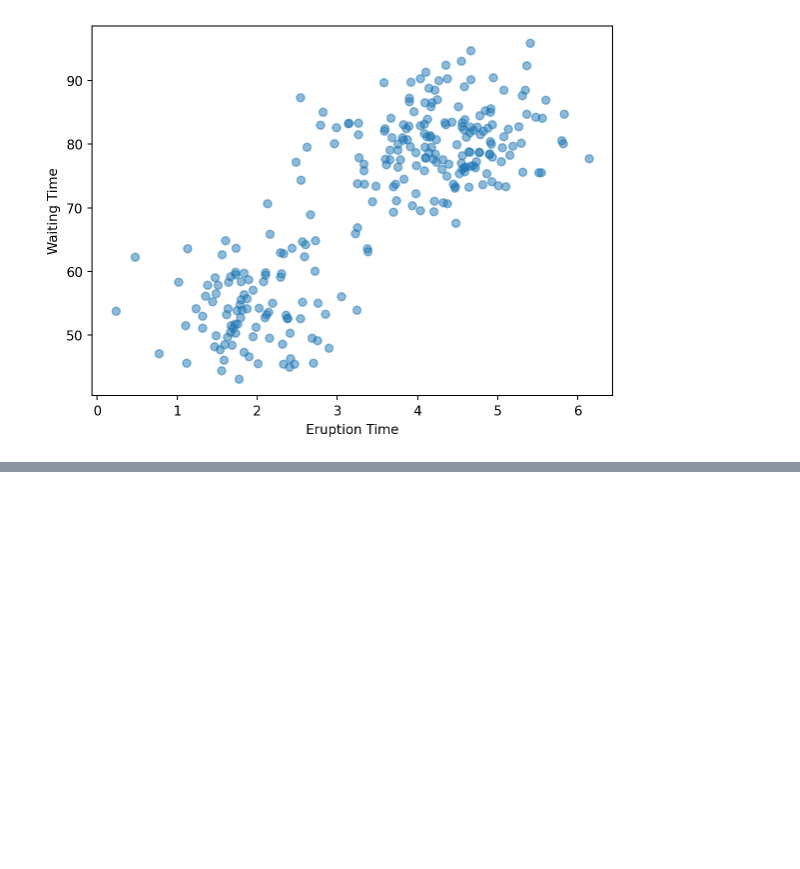
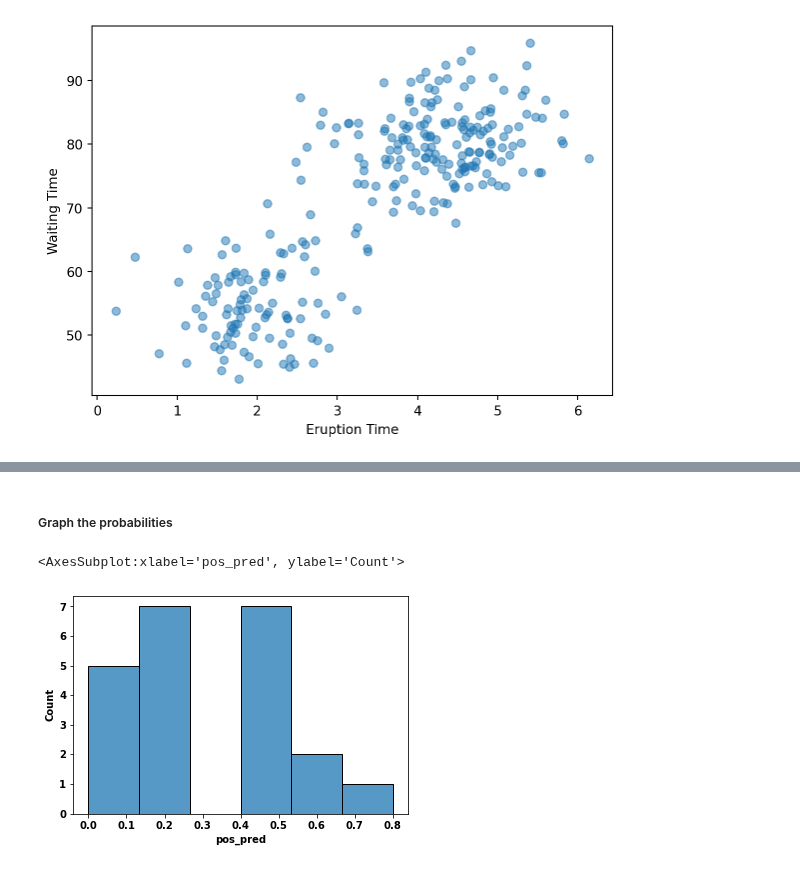
Before and after one commit to NovaVolunteer/definingdatascience, a Jupyter notebook: _sources/Analytics/Analytics_Labs.ipynb, the cells around one changed output, grey strips where cells are left out. Cells and saved outputs as stored; diff of their text form; code cells hidden in the pictures; blank space fills up the shorter version.

```diff
--- a/_sources/Analytics/Analytics_Labs.ipynb
+++ b/_sources/Analytics/Analytics_Labs.ipynb
@@ -183,0 +433,4 @@ plt.show()
+# %%
+# convert probabilities to pd df
+test_probabilities = pd.DataFrame(test_probs, columns = ['bad_cereal_prob', 'good_cereal_prob'])
+test_probabilities
@@ -183,0 +455,8 @@ plt.show()
+# %%
+final_model = pd.DataFrame({'actual_class': y_test.tolist(),
+                           'pred_class': test_preds.tolist(),
+                           'pred_prob': [test_probabilities['good_cereal_prob'][i] if test_preds[i]==1 else test_probabilities['bad_cereal_prob'][i] for i in range(len(test_preds))]})
+# that last line is some list comprehension -- to understand that here in particular click the following link:
+# https://stackoverflow.com/questions/4260280/if-else-in-a-list-comprehension
+
+final_model.head()
@@ -183,0 +472,5 @@ plt.show()
+# %%
+# add a column about the probability the observation is in the positive class
+final_model['pos_pred'] = [final_model.pred_prob[i] if final_model.pred_class[i]==1 else 1-final_model.pred_prob[i] for i in range(len(final_model.pred_class))]
+
+final_model #look at this dataframe for the first question in Task 2
@@ -183,0 +495,14 @@ plt.show()
+# %%
+# convert classes to categories
+final_model.actual_class = final_model.actual_class.astype('category')
+final_model.pred_class = final_model.pred_class.astype('category')
+# %% [markdown]
+##### Graph the probabilities
+# %%
+# create probability distribution graph
+import seaborn as sns
+
+sns.histplot(final_model, x="pos_pred")
+# %% [output]
+<AxesSubplot:xlabel='pos_pred', ylabel='Count'>
+[figure, added]
```
Also changed, not shown: parts of 49 cells of this notebook, 8 other files.
